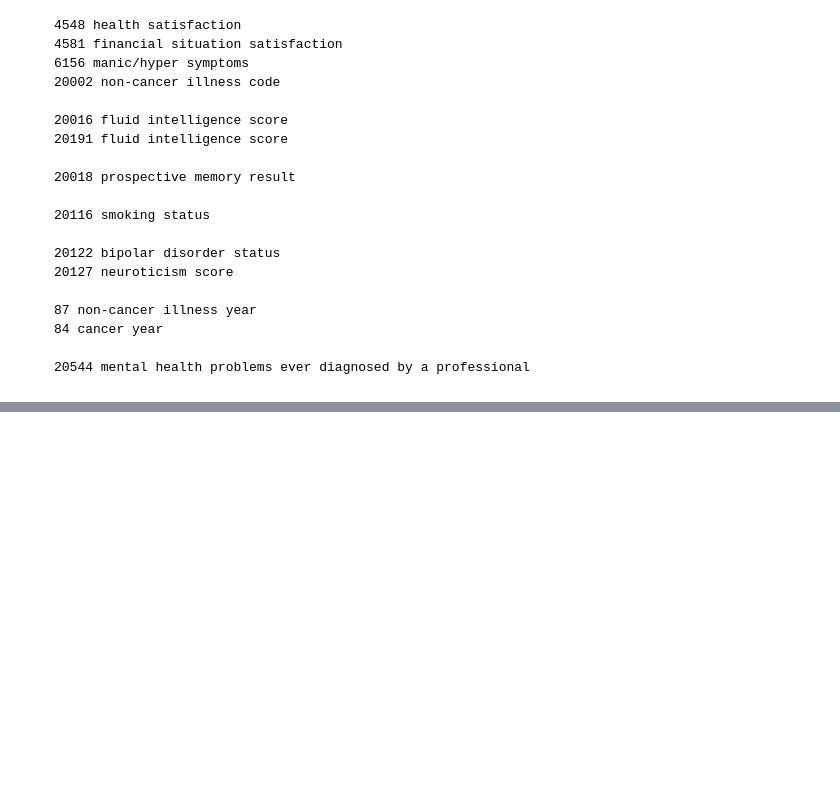
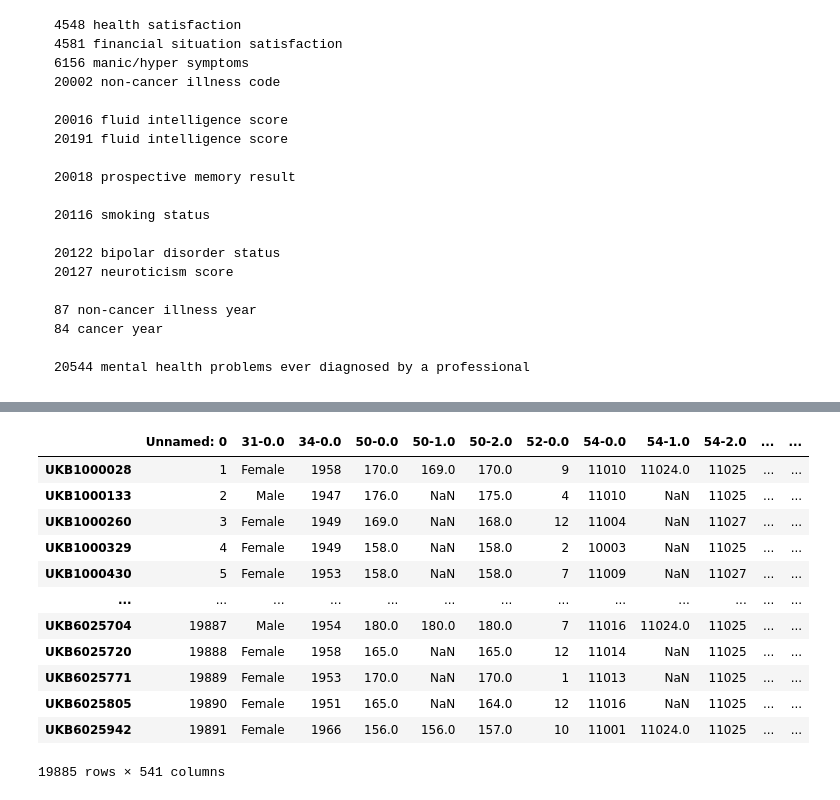
Before and after one commit to kamilest/brain-age-gnn, a Jupyter notebook: notebooks/phenotype.ipynb, the cells around one changed output, grey strips where cells are left out. Drawn from its saved outputs; the diff is of its cells as text; code cells hidden in the pictures; blank space fills up the shorter version.

```diff
--- a/notebooks/phenotype.ipynb
+++ b/notebooks/phenotype.ipynb
@@ -69,0 +73,3 @@ phenotype = pd.read_csv(data_phenotype, sep=',')
+# %%
+X = phenotype.drop('21003-2.0', axis=1)
+y = phenotype['21003-2.0']
@@ -125,0 +176,18 @@ sns.swarmplot(x='10895-0.0', y='21003-2.0', data=phenotype)
+# %%
+phenotype_ids = np.vectorize(lambda x: 'UKB' + str(x))(phenotype_ids)
+# %%
+X.loc[phenotype_ids]
+# %% [output]
+|  | Unnamed: 0 | 31-0.0 | 34-0.0 | 50-0.0 | 50-1.0 | 50-2.0 | 52-0.0 | 54-0.0 | 54-1.0 | 54-2.0 | ... | ... |
+| UKB1000028 | 1 | Female | 1958 | 170.0 | 169.0 | 170.0 | 9 | 11010 | 11024.0 | 11025 | ... | ... |
+| UKB1000133 | 2 | Male | 1947 | 176.0 | NaN | 175.0 | 4 | 11010 | NaN | 11025 | ... | ... |
+| UKB1000260 | 3 | Female | 1949 | 169.0 | NaN | 168.0 | 12 | 11004 | NaN | 11027 | ... | ... |
+| UKB1000329 | 4 | Female | 1949 | 158.0 | NaN | 158.0 | 2 | 10003 | NaN | 11025 | ... | ... |
+| UKB1000430 | 5 | Female | 1953 | 158.0 | NaN | 158.0 | 7 | 11009 | NaN | 11027 | ... | ... |
+| ... | ... | ... | ... | ... | ... | ... | ... | ... | ... | ... | ... | ... |
+| UKB6025704 | 19887 | Male | 1954 | 180.0 | 180.0 | 180.0 | 7 | 11016 | 11024.0 | 11025 | ... | ... |
+| UKB6025720 | 19888 | Female | 1958 | 165.0 | NaN | 165.0 | 12 | 11014 | NaN | 11025 | ... | ... |
+| UKB6025771 | 19889 | Female | 1953 | 170.0 | NaN | 170.0 | 1 | 11013 | NaN | 11025 | ... | ... |
+| UKB6025805 | 19890 | Female | 1951 | 165.0 | NaN | 164.0 | 12 | 11016 | NaN | 11025 | ... | ... |
+| UKB6025942 | 19891 | Female | 1966 | 156.0 | 156.0 | 157.0 | 10 | 11001 | 11024.0 | 11025 | ... | ... |
+19885 rows × 541 columns
```
Also changed, not shown: parts of 14 cells of this notebook.
